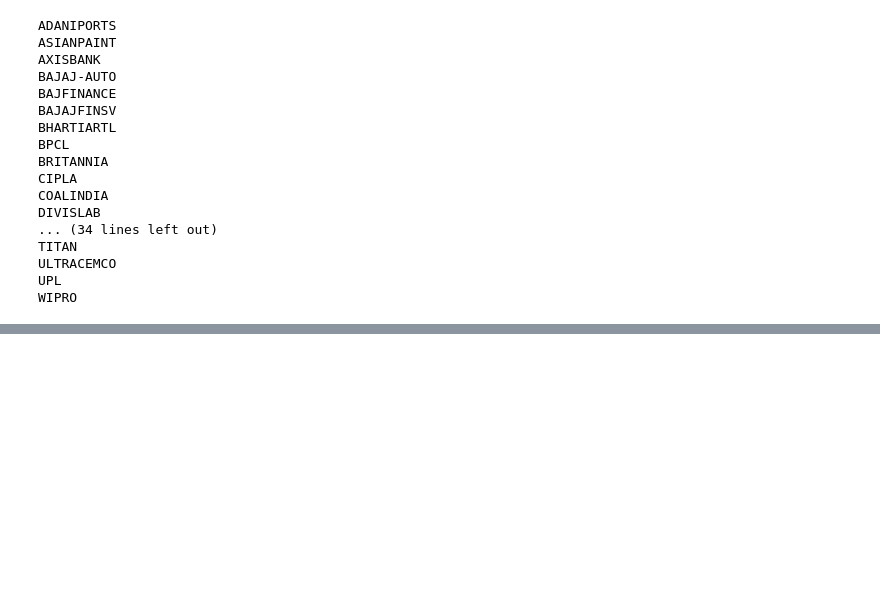
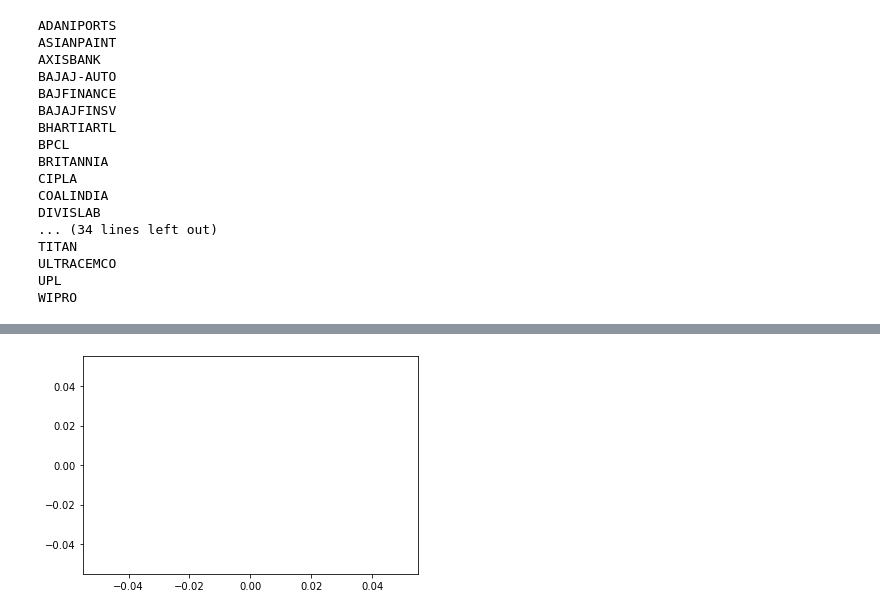
Before and after one commit to NiharikaGopinath/stocks-nifty, a Jupyter notebook: nifty.ipynb, the cells around one changed output, grey strips where cells are left out. Saved outputs shown, nothing was run; the diff lists cells and outputs as text; code cells hidden in the pictures; blank space fills up the shorter version.

Commit message:
Graph not displaying

```diff
--- a/nifty.ipynb
+++ b/nifty.ipynb
@@ -174,0 +412,5 @@ ValueError: list.remove(x): x not in list
+# %%
+
+NAME="NIFTY50PRED"
+BATCH_SIZE=64
+EPOCHS=15
@@ -174,0 +421,33 @@ ValueError: list.remove(x): x not in list
+# %%
+from keras.utils import plot_model
+
+def build_model():
+
+    model=Sequential()
+    model.add(LSTM(256,input_shape=(train_x.shape[1:]),return_sequences=True))
+    model.add(Dropout(0.2))
+    model.add(BatchNormalization())
+
+    model.add(LSTM(256,return_sequences=True))
+    model.add(Dropout(0.2))
+    model.add(BatchNormalization())
+
+    model.add(LSTM(256,return_sequences=False))
+    model.add(Dropout(0.2))
+    model.add(BatchNormalization())
+
+    model.add(Dense(32,activation='relu'))
+    model.add(Dropout(0.2))
+    model.add(Dense(1,activation='sigmoid'))
+
+
+    model.compile(loss='binary_crossentropy',optimizer="adam",metrics=['accuracy'])
+
+
+    history=model.fit(train_x,train_y,batch_size=BATCH_SIZE,epochs=EPOCHS,validation_data=(test_x,test_y))
+    score=model.evaluate(test_x,test_y)
+    print("Validation accuracy percentage",score[1]*100)
+    print("Validation loss percentage",score[0]*100)
+    return model
+# %%
+model = build_model()
@@ -174,0 +472,8 @@ ValueError: list.remove(x): x not in list
+# %%
+prediction=model.predict(test_x)
+plt.plot(prediction[30:50],color='green',label='predicted_data')
+plt.plot(test_y[30:50],color='blue',label='actual_data')
+
+plt.show()
+# %% [output]
+[figure, added]
```
Also changed, not shown: parts of 22 cells of this notebook.
